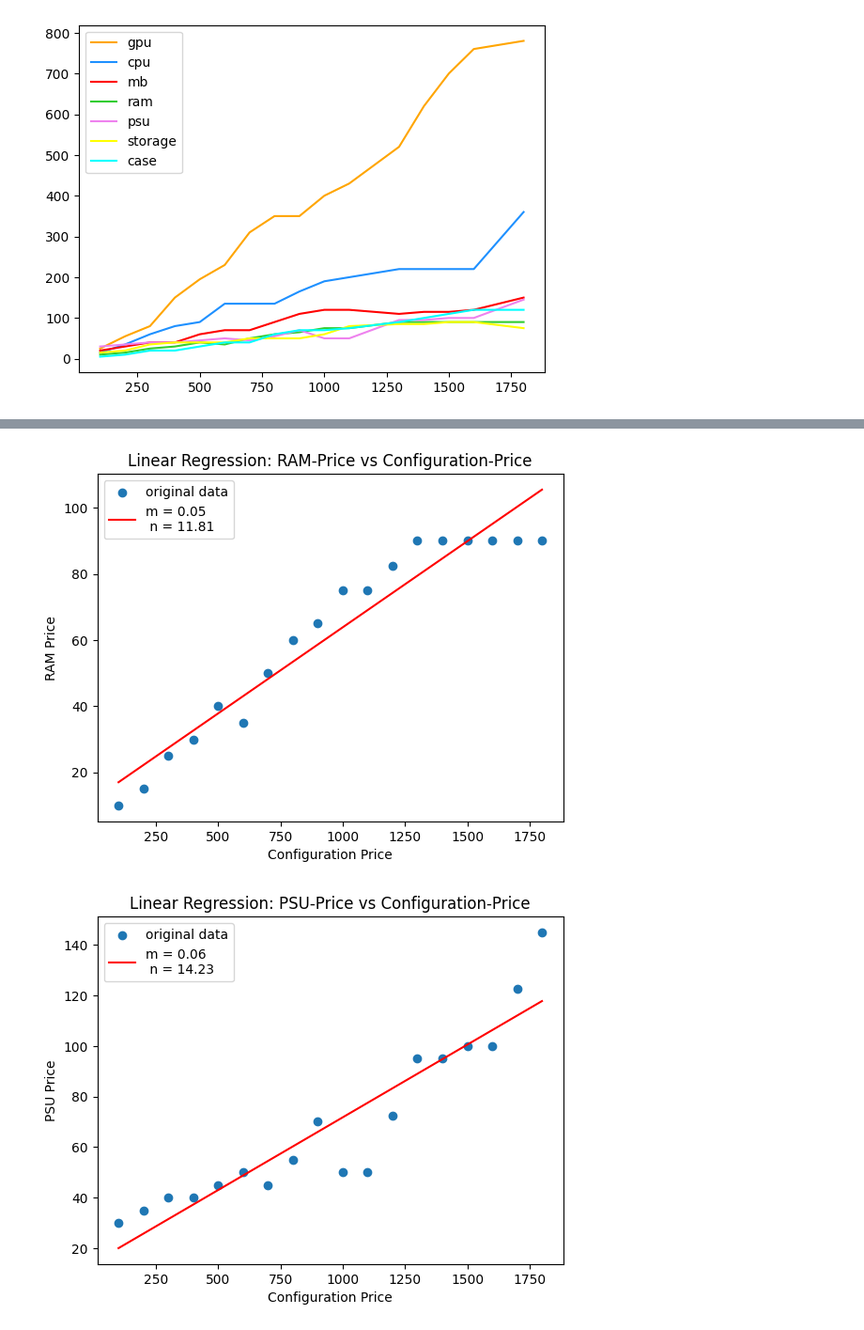
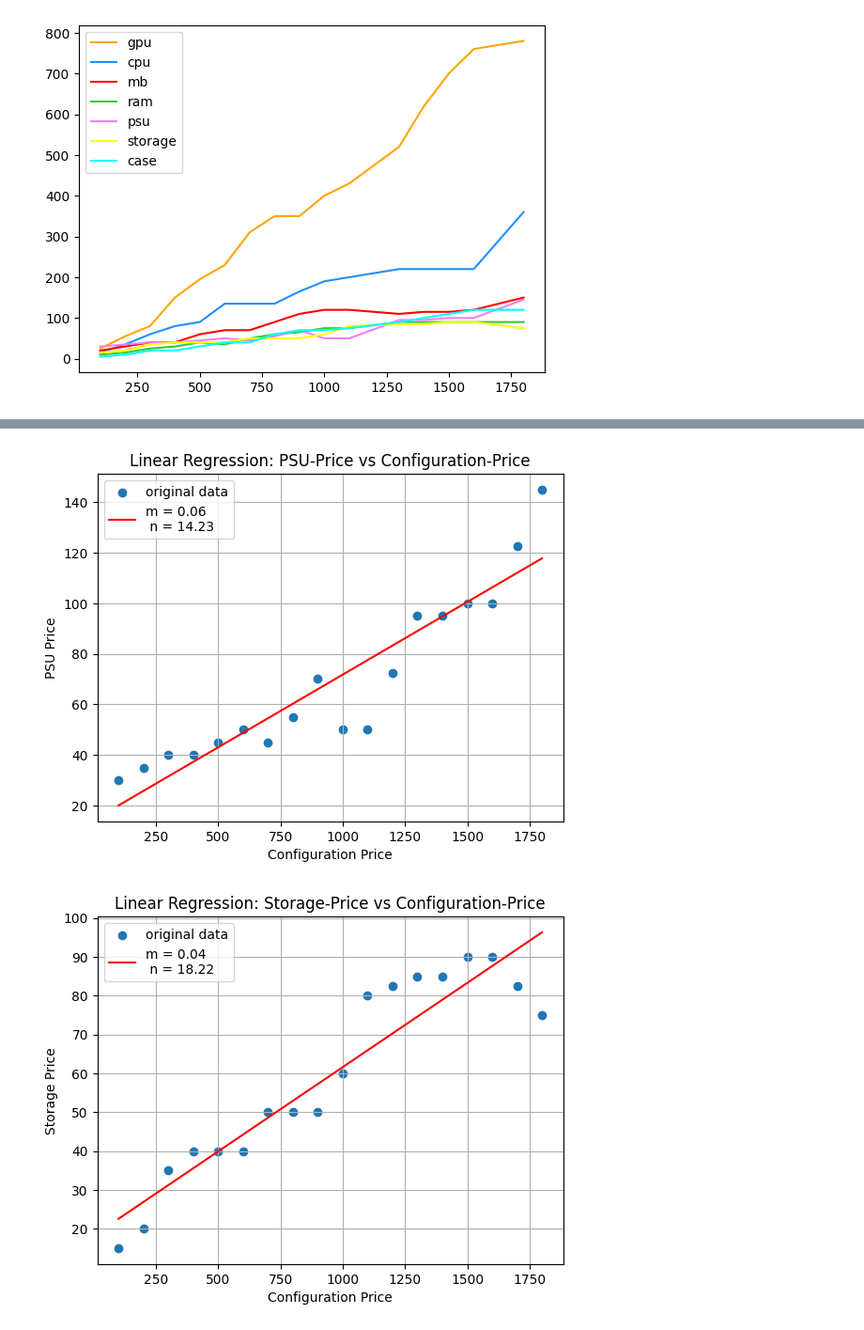
Before and after one commit to Lan3ye/pcconfig, a Jupyter notebook: KonfigurationAnalysis.ipynb, the cells around one changed output, grey strips where cells are left out. Shown at 94% size. Saved outputs shown, nothing was run; the diff lists cells and outputs as text; code cells hidden in the pictures.

```diff
--- a/KonfigurationAnalysis.ipynb
+++ b/KonfigurationAnalysis.ipynb
@@ -94,39 +122,41 @@ plt.show()
 # %%
-y = data['ram']
+y = data['psu']
 
 model = LinearRegression()
 
 model.fit(X,y)
 
-prediction = model.predict(X)
+psuPrediction = model.predict(X)
 
 plt.scatter(X, y, label='original data')
-plt.plot(X, prediction, color='red', label=f"""m = {model.coef_[0].round(2)} \n n = {model.intercept_.round(2)}""")
-plt.title('Linear Regression: RAM-Price vs Configuration-Price')
+plt.plot(X, psuPrediction, color='red', label=f"""m = {model.coef_[0].round(2)} \n n = {model.intercept_.round(2)}""")
+plt.grid(visible=True)
+plt.title('Linear Regression: PSU-Price vs Configuration-Price')
 plt.xlabel('Configuration Price')
-plt.ylabel('RAM Price')
+plt.ylabel('PSU Price')
 plt.legend()
-plt.savefig('ramKonfigurationPrice.png', dpi=300)
+plt.savefig('psuKonfigurationPrice.png', dpi=300)
 plt.show()
 # %% [output]
-[figure, old version]
+[figure, new version]
 # %%
-y = data['psu']
+y = data['storage']
 
 model = LinearRegression()
 
 model.fit(X,y)
 
-prediction = model.predict(X)
+storagePrediction = model.predict(X)
 
 plt.scatter(X, y, label='original data')
-plt.plot(X, prediction, color='red', label=f"""m = {model.coef_[0].round(2)} \n n = {model.intercept_.round(2)}""")
-plt.title('Linear Regression: PSU-Price vs Configuration-Price')
+plt.plot(X, storagePrediction, color='red', label=f"""m = {model.coef_[0].round(2)} \n n = {model.intercept_.round(2)}""")
+plt.grid(visible=True)
+plt.title('Linear Regression: Storage-Price vs Configuration-Price')
 plt.xlabel('Configuration Price')
-plt.ylabel('PSU Price')
+plt.ylabel('Storage Price')
 plt.legend()
-plt.savefig('psuKonfigurationPrice.png', dpi=300)
+plt.savefig('storageKonfigurationPrice.png', dpi=300)
 plt.show()
 # %% [output]
-[figure, old version]
+[figure, new version]
 # %%
```
Also changed, not shown: parts of 7 cells of this notebook, 11 other files.
